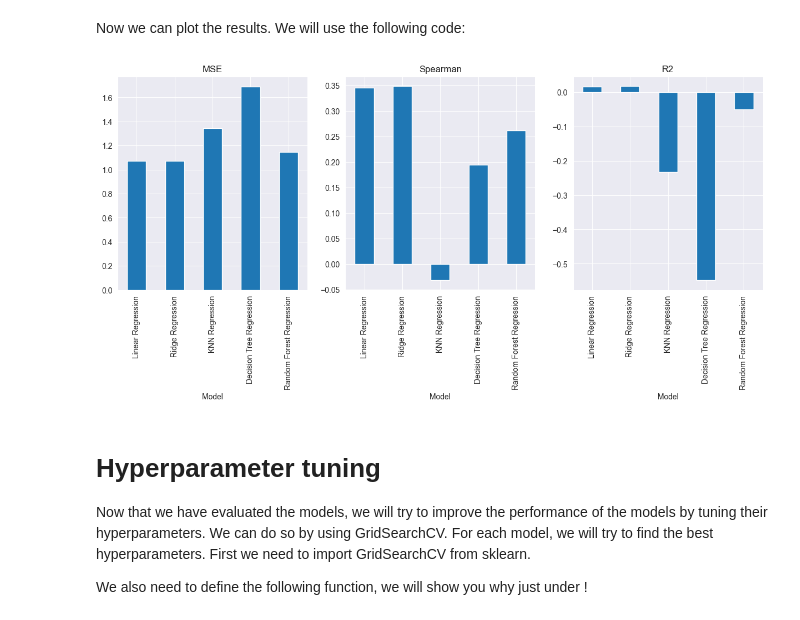
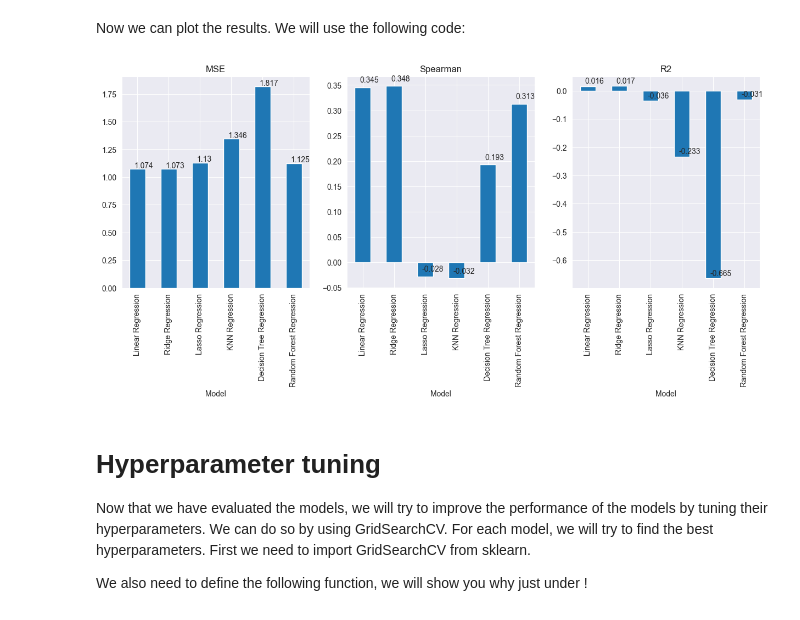
Before and after one commit to PaulZaman/MachineLearning3000, a Jupyter notebook: notebook.ipynb, the cells around one changed output. Saved outputs shown, nothing was run; the diff lists cells and outputs as text; code cells hidden in the pictures.

```diff
--- a/notebook.ipynb
+++ b/notebook.ipynb
@@ -522,6 +522,9 @@ lr = LinearRegression()
 
 # Instantiate the Ridge model
 ridge = Ridge()
+
+# Instantiate the Lasso model
+lasso = Lasso()
 
 # Instantiate the KNeighborsRegressor model
 knn = KNeighborsRegressor()
@@ -538,6 +541,7 @@ Now that we have created the models, we will train them. We will use the followi
 # %%
 lr.fit(data_x_train, data_y_train['TARGET'])
 ridge.fit(data_x_train, data_y_train['TARGET'])
+lasso.fit(data_x_train, data_y_train['TARGET'])
 knn.fit(data_x_train, data_y_train['TARGET'])
 dt.fit(data_x_train, data_y_train['TARGET'])
 rf.fit(data_x_train, data_y_train['TARGET']);
@@ -549,6 +553,7 @@ Now that we have trained the models, we will make predictions.
 # Make predictions
 lr_predictions = lr.predict(data_x_test)
 ridge_predictions = ridge.predict(data_x_test)
+lasso_predictions = lasso.predict(data_x_test)
 knn_predictions = knn.predict(data_x_test)
 dt_predictions = dt.predict(data_x_test)
 rf_predictions = rf.predict(data_x_test)
@@ -577,6 +582,9 @@ results = evaluateModel("Linear Regression", lr_predictions, results)
 # evaluate ridge regression
 results = evaluateModel("Ridge Regression", ridge_predictions, results)
 
+# evaluate lasso regression
+results = evaluateModel("Lasso Regression", lasso_predictions, results)
+
 # evaluate knn regression
 results = evaluateModel("KNN Regression", knn_predictions, results)
 
@@ -626,23 +637,30 @@ Now we can plot the results. We will use the following code:
 # %%
 # Import the pyplot module from matplotlib
 import matplotlib.pyplot as plt
 
 # Create a figure and add subplots
 fig, axs = plt.subplots(1, 3, figsize=(15, 5))
 
 # Plot the MSE
 results.plot(x='Model', y='MSE', kind='bar', ax=axs[0], title='MSE', legend=False)
+for i, v in enumerate(results['MSE']):
+    axs[0].text(i - .1, v + .01, str(round(v, 3)))
+
 
 # Plot the Spearman
 results.plot(x='Model', y='Spearman', kind='bar', ax=axs[1], title='Spearman', legend=False)
+for i, v in enumerate(results['Spearman']):
+    axs[1].text(i - .1, v + .01, str(round(v, 3)))
 
 # Plot the R2
 results.plot(x='Model', y='R2', kind='bar', ax=axs[2], title='R2', legend=False)
+for i, v in enumerate(results['R2']):
+    axs[2].text(i - .1, v + .01, str(round(v, 3)))
 
 # Show the plot
 plt.show()
 # %% [output]
-[figure, old version]
+[figure, new version]
 # %% [markdown]
 # Hyperparameter tuning
 
```
Also changed, not shown: parts of 71 cells of this notebook, 1 other file.
